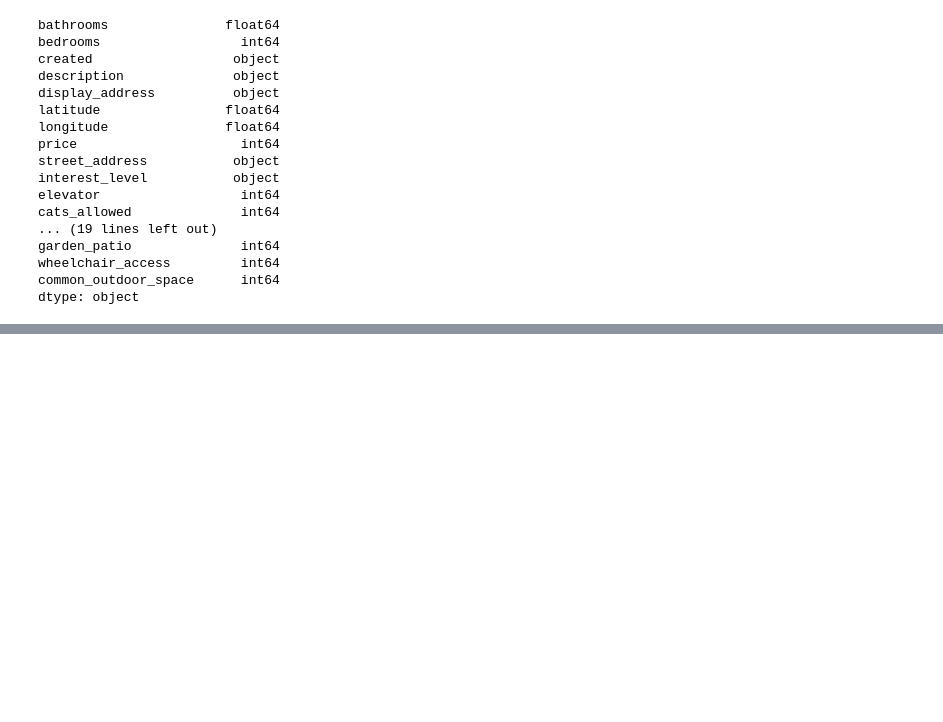
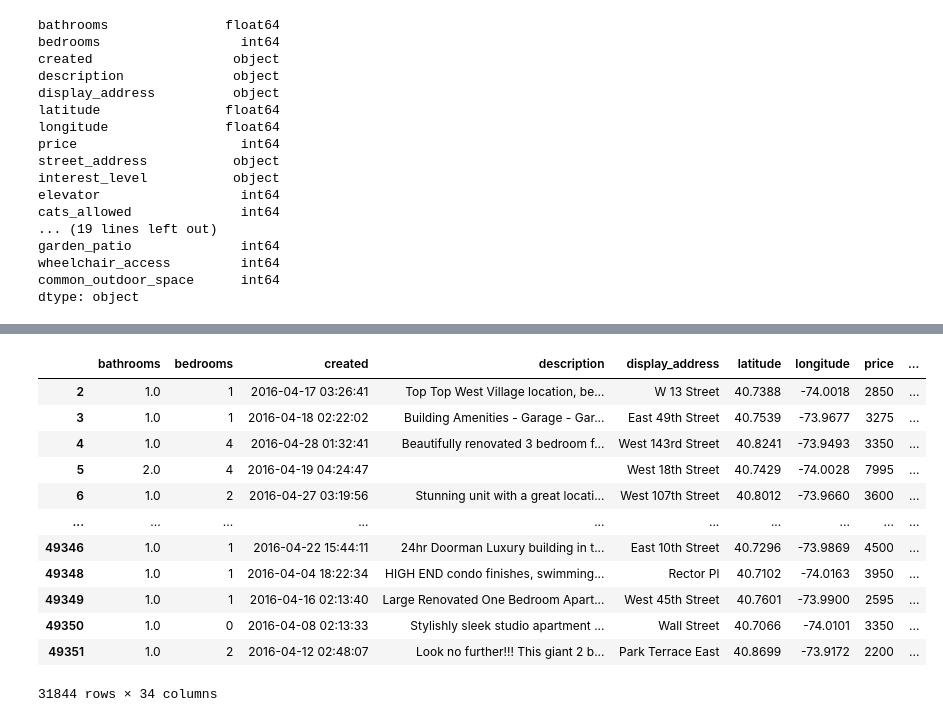
Before and after one commit to bloominstituteoftechnology/DS-Unit-2-Linear-Models, a Jupyter notebook: module2-regression-2/LS_DS_212_assignment.ipynb, the cells around one changed output, grey strips where cells are left out. Cells and saved outputs as stored; diff of their text form; code cells hidden in the pictures; blank space fills up the shorter version.

```diff
--- a/module2-regression-2/LS_DS_212_assignment.ipynb
+++ b/module2-regression-2/LS_DS_212_assignment.ipynb
@@ -107,6 +107,6 @@ wheelchair_access         int64
 common_outdoor_space      int64
 dtype: object
 # %%
-df['created'] = pd.to_datetime(df['created'], infer_datetime_format=True).dt.date
+df['created'] = pd.to_datetime(df['created'], infer_datetime_format=True)
 df['created'].head()
 # %% [output]
@@ -118,0 +119,17 @@ Name: created, dtype: object
+# %%
+train = df[df['created'].dt.month < 6]
+train
+# %% [output]
+|  | bathrooms | bedrooms | created | description | display_address | latitude | longitude | price | ... |
+| 2 | 1.0 | 1 | 2016-04-17 03:26:41 | Top Top West Village location, be... | W 13 Street | 40.7388 | -74.0018 | 2850 | ... |
+| 3 | 1.0 | 1 | 2016-04-18 02:22:02 | Building Amenities - Garage - Gar... | East 49th Street | 40.7539 | -73.9677 | 3275 | ... |
+| 4 | 1.0 | 4 | 2016-04-28 01:32:41 | Beautifully renovated 3 bedroom f... | West 143rd Street | 40.8241 | -73.9493 | 3350 | ... |
+| 5 | 2.0 | 4 | 2016-04-19 04:24:47 |  | West 18th Street | 40.7429 | -74.0028 | 7995 | ... |
+| 6 | 1.0 | 2 | 2016-04-27 03:19:56 | Stunning unit with a great locati... | West 107th Street | 40.8012 | -73.9660 | 3600 | ... |
+| ... | ... | ... | ... | ... | ... | ... | ... | ... | ... |
+| 49346 | 1.0 | 1 | 2016-04-22 15:44:11 | 24hr Doorman Luxury building in t... | East 10th Street | 40.7296 | -73.9869 | 4500 | ... |
+| 49348 | 1.0 | 1 | 2016-04-04 18:22:34 | HIGH END condo finishes, swimming... | Rector Pl | 40.7102 | -74.0163 | 3950 | ... |
+| 49349 | 1.0 | 1 | 2016-04-16 02:13:40 | Large Renovated One Bedroom Apart... | West 45th Street | 40.7601 | -73.9900 | 2595 | ... |
+| 49350 | 1.0 | 0 | 2016-04-08 02:13:33 | Stylishly sleek studio apartment ... | Wall Street | 40.7066 | -74.0101 | 3350 | ... |
+| 49351 | 1.0 | 2 | 2016-04-12 02:48:07 | Look no further!!! This giant 2 b... | Park Terrace East | 40.8699 | -73.9172 | 2200 | ... |
+31844 rows × 34 columns
```
Also changed, not shown: parts of 3 cells of this notebook.
